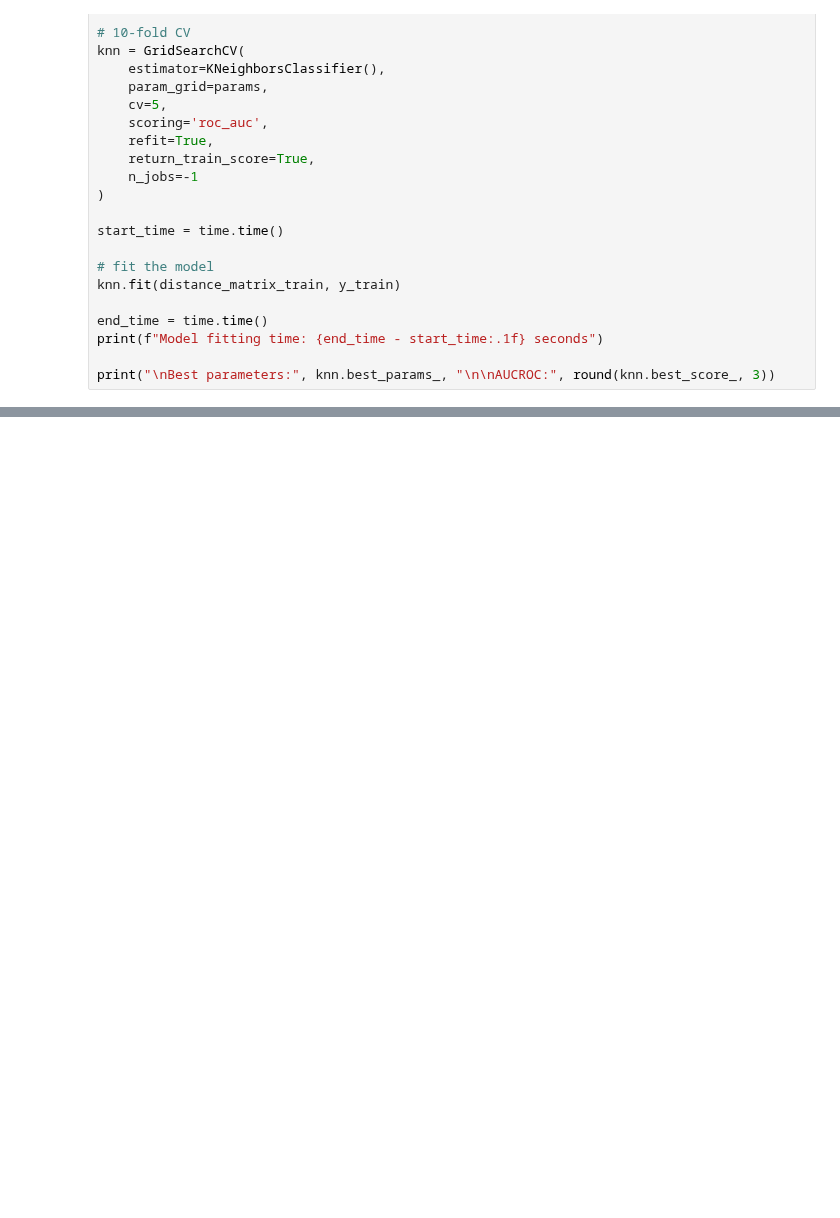
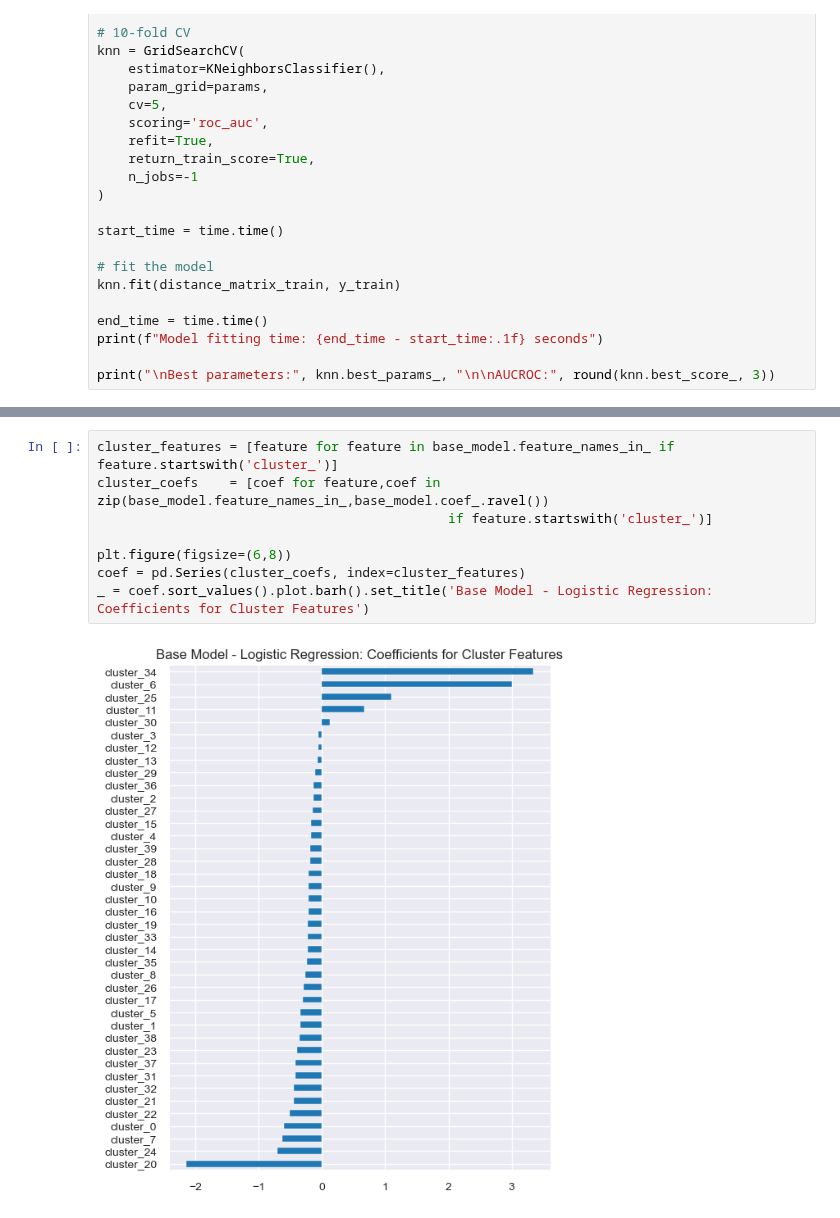
Before and after one commit to stevenworthington/cs109a_final_project, a Jupyter notebook: code/junk_code.ipynb, the cells around one changed output, grey strips where cells are left out. Cells and saved outputs as stored; diff of their text form; blank space fills up the shorter version.

```diff
--- a/code/junk_code.ipynb
+++ b/code/junk_code.ipynb
@@ -168,0 +260,10 @@ print("\nBest parameters:", knn.best_params_, "\n\nAUCROC:", round(knn.best_scor
+# %%
+cluster_features = [feature for feature in base_model.feature_names_in_ if feature.startswith('cluster_')]
+cluster_coefs    = [coef for feature,coef in zip(base_model.feature_names_in_,base_model.coef_.ravel())
+                                             if feature.startswith('cluster_')]
+
+plt.figure(figsize=(6,8))
+coef = pd.Series(cluster_coefs, index=cluster_features)
+_ = coef.sort_values().plot.barh().set_title('Base Model - Logistic Regression: Coefficients for Cluster Features')
+# %% [output]
+[figure, added]
```
Also changed, not shown: parts of 11 cells of this notebook, 2 other files.
